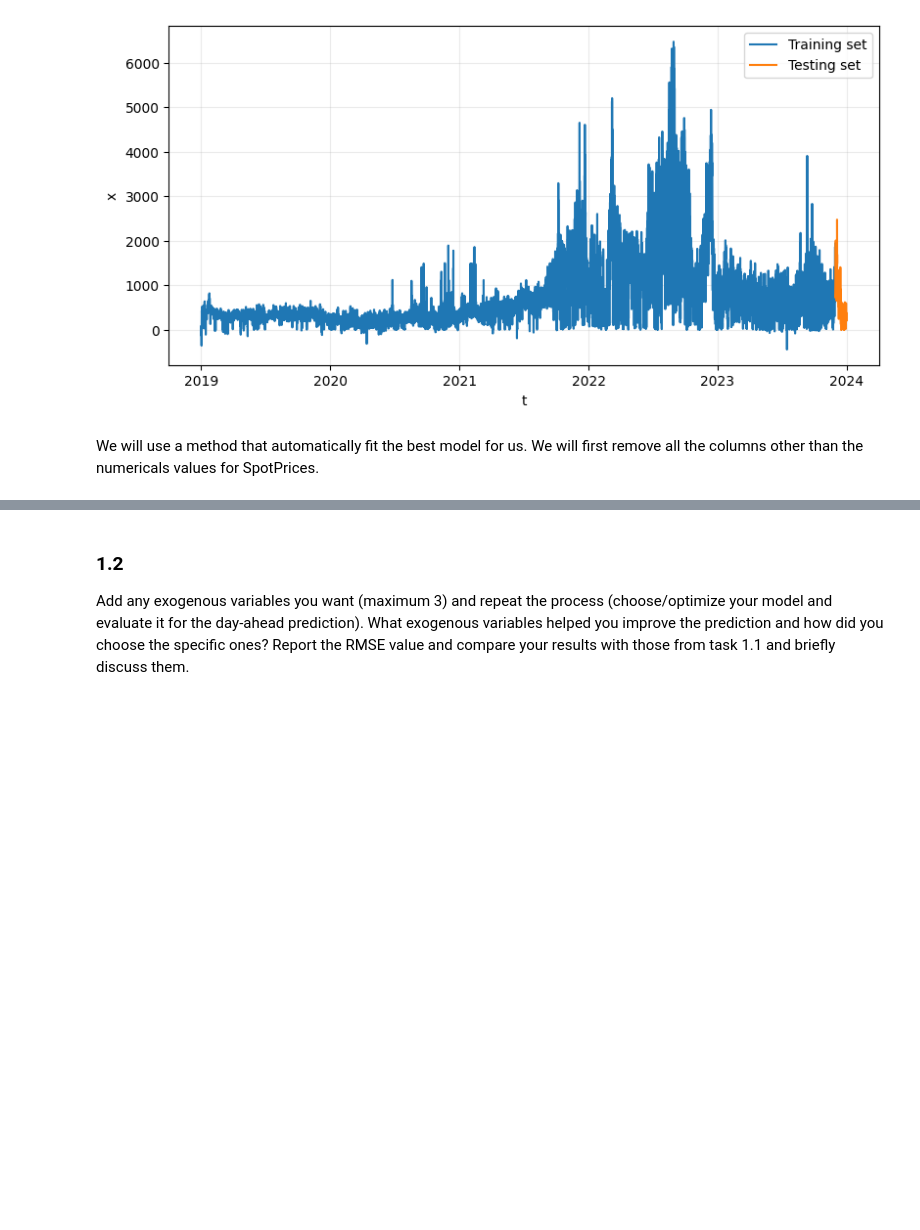
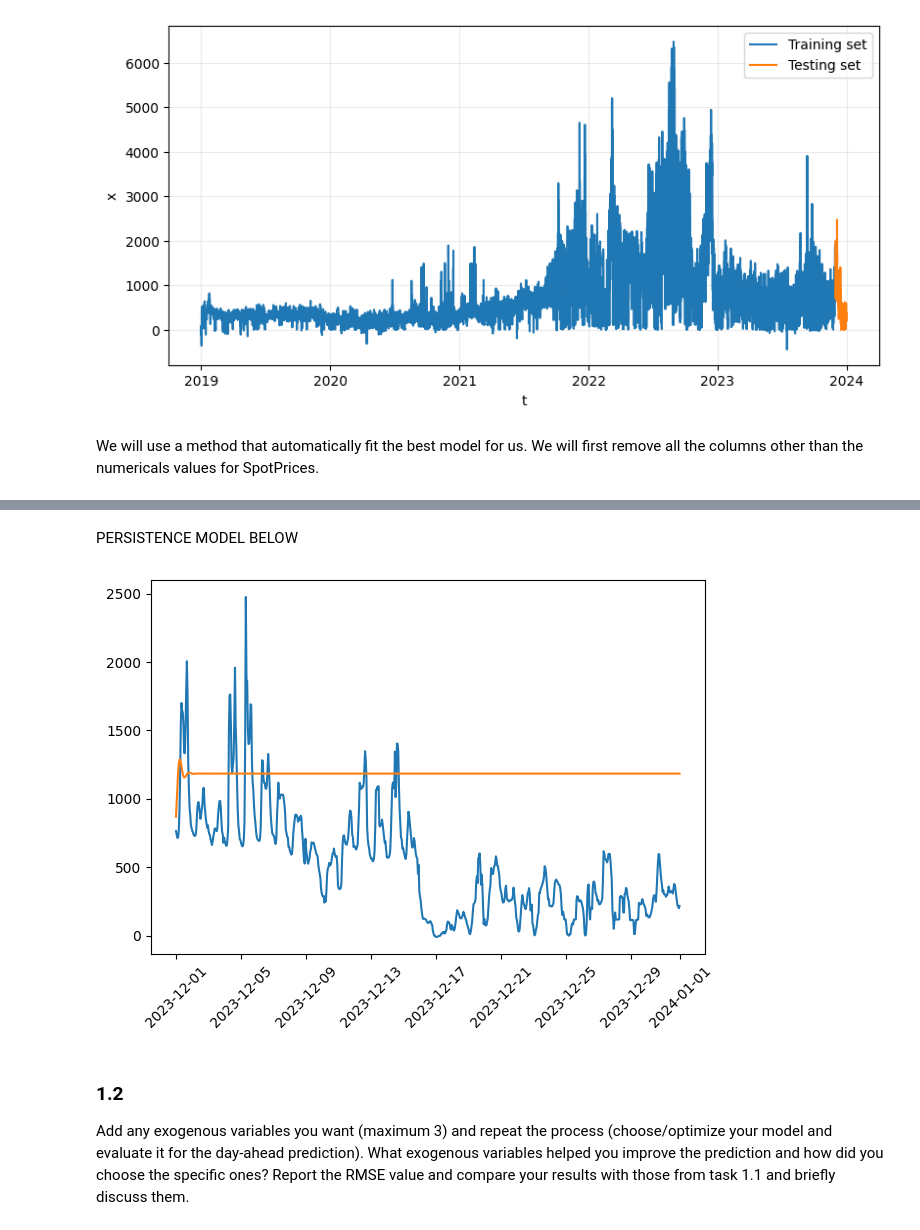
Before and after one commit to AnotherAtom/EnergyAnalytics_2, a Jupyter notebook: main.ipynb, the cells around one changed output, grey strips where cells are left out. Drawn from its saved outputs; the diff is of its cells as text; code cells hidden in the pictures; blank space fills up the shorter version.

```diff
--- a/main.ipynb
+++ b/main.ipynb
@@ -128,0 +142,2 @@ pm.plot_pacf(train_Arima, method='ywm', lags=20, title = "PACF", alpha = 0.05);
+# %% [markdown]
+PERSISTENCE MODEL BELOW
@@ -129,3 +148,12 @@ pm.plot_pacf(train_Arima, method='ywm', lags=20, title = "PACF", alpha = 0.05);
+# %%
+plt.figure()
+plt.plot(test['HourUTC'], test_Arima)
+plt.plot(test['HourUTC'], pred)
+plt.xticks(rotation=45)
+plt.tight_layout()
+plt.show()
+# %% [output]
+[figure, added]
 # %% [markdown]
 ### 1.2
 Add any exogenous variables you want (maximum 3) and repeat the process (choose/optimize
```
Also changed, not shown: parts of 14 cells of this notebook.
